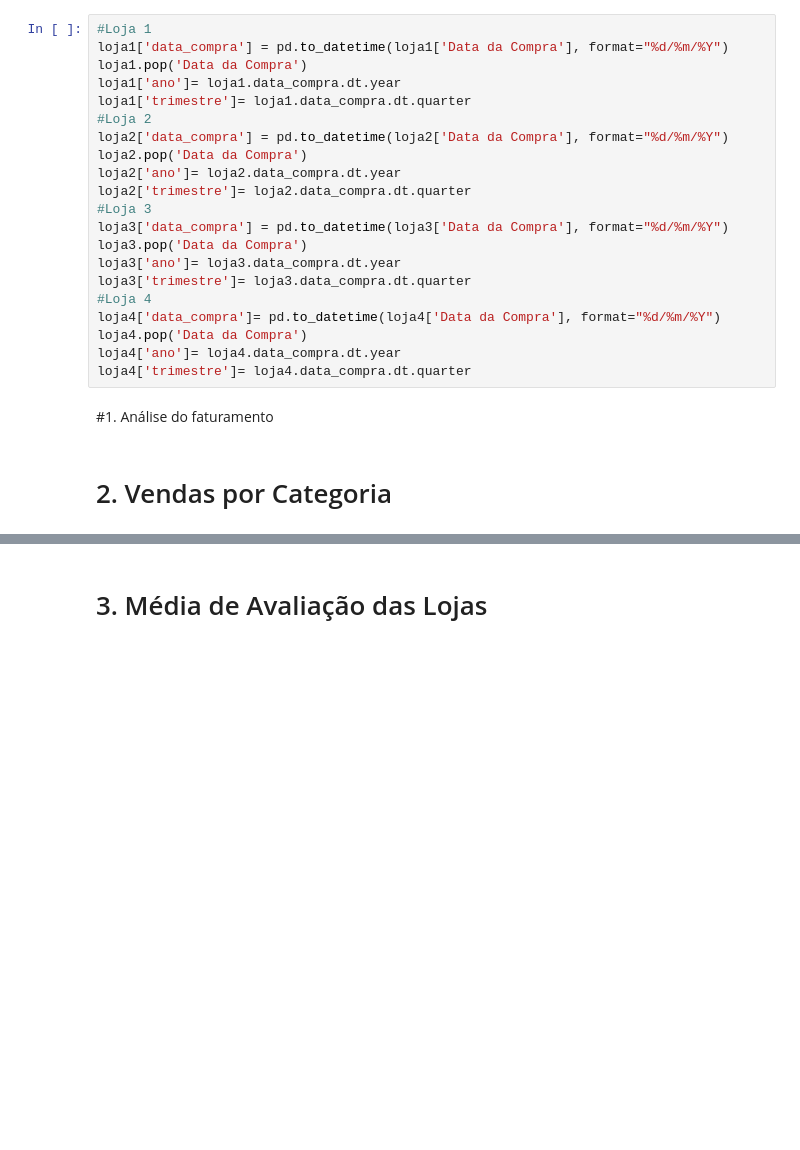
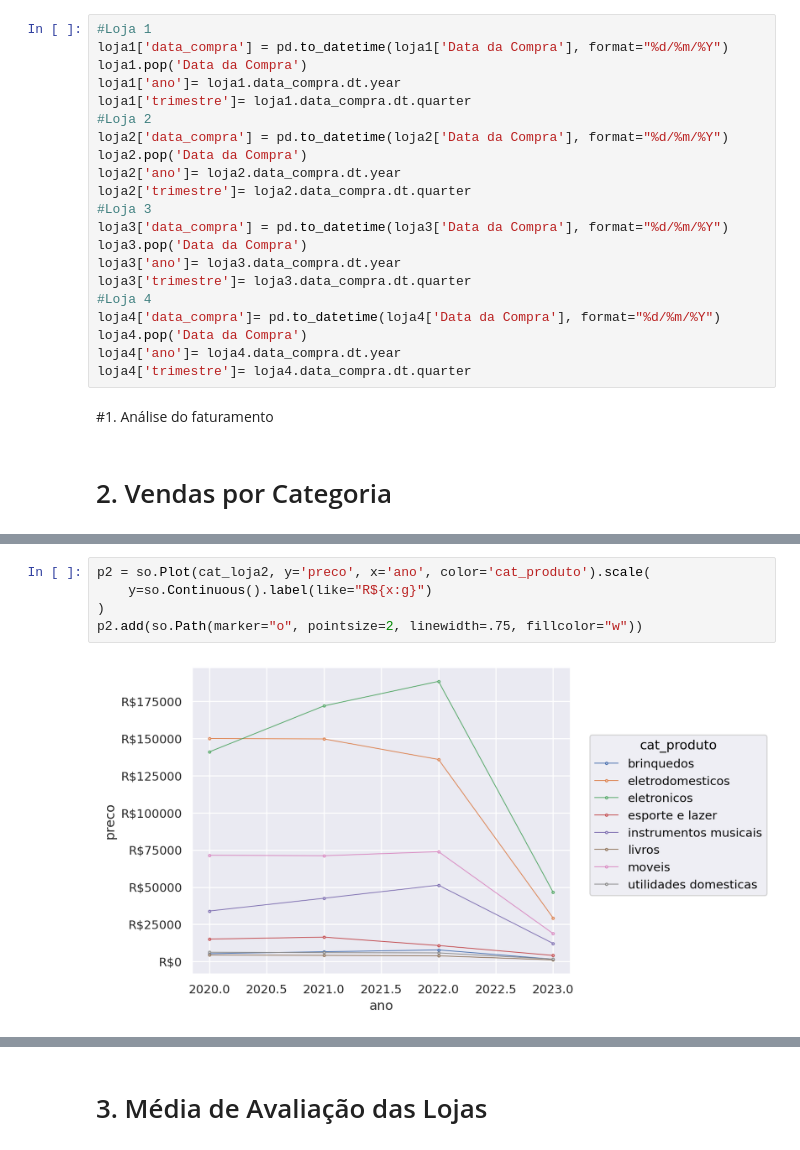
Before and after one commit to ton-oliveira/challenge1-data-science, a Jupyter notebook: AluraStoreBr.ipynb, the cells around one changed output, grey strips where cells are left out. Drawn from its saved outputs; the diff is of its cells as text; blank space fills up the shorter version.

```diff
--- a/AluraStoreBr.ipynb
+++ b/AluraStoreBr.ipynb
@@ -113,0 +82,7 @@ memory usage: 239.7+ KB
+# %%
+p2 = so.Plot(cat_loja2, y='preco', x='ano', color='cat_produto').scale(
+    y=so.Continuous().label(like="R${x:g}")
+)
+p2.add(so.Path(marker="o", pointsize=2, linewidth=.75, fillcolor="w"))
+# %% [output]
+[figure, added]
```
Also changed, not shown: parts of 13 cells of this notebook.
